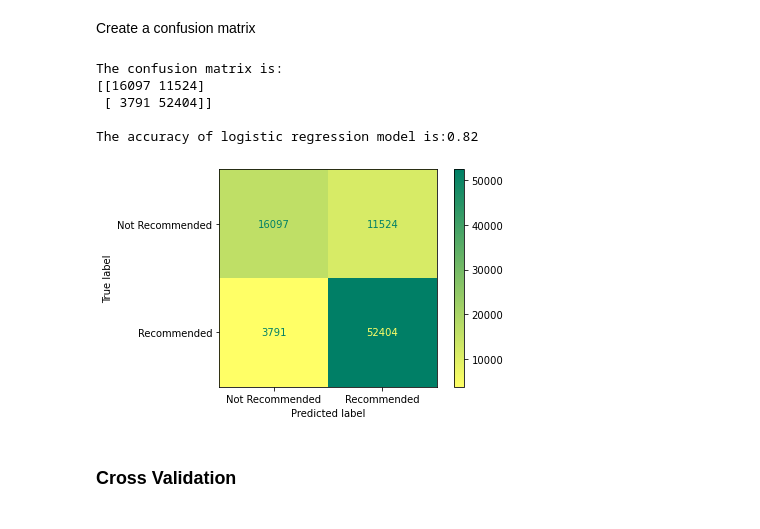
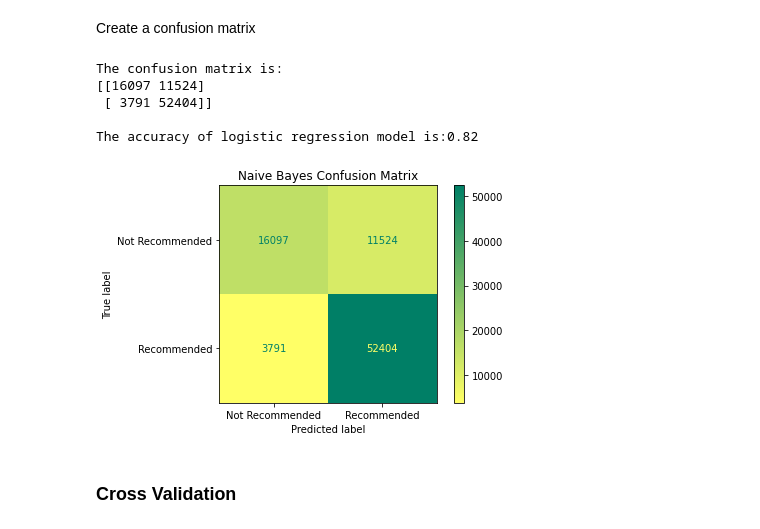
Before and after one commit to lm2546/Game-Review-Classification, a Jupyter notebook: Model/NavieBayes.ipynb, the cells around one changed output. Saved outputs shown, nothing was run; the diff lists cells and outputs as text; code cells hidden in the pictures.

```diff
--- a/Model/NavieBayes.ipynb
+++ b/Model/NavieBayes.ipynb
@@ -25,3 +20,7 @@ Test_reco = pd.read_csv(file+'\\data\\Test_reco.csv')
+# %%
+Clean_DF = pd.read_csv('../data/Steam_Clean_Data.csv')
+Train_reco = pd.read_csv('../data/Train_reco.csv')
+Test_reco = pd.read_csv('../data/Test_reco.csv')
 # %% [markdown]
 ## Transform Recomendation Data.
 # %% [markdown]
@@ -64,17 +63,18 @@ Create a confusion matrix
 # %%
 bn_matrix = confusion_matrix(Test_reco['recommendation'], nb_pred_reco)
 print("\nThe confusion matrix is:")
 print(bn_matrix)
 plot_confusion_matrix(nb_reco, Test_DTM_DF_reco, Test_reco['recommendation'], cmap = 'summer_r')
-#plt.savefig('MyTree1_cm.png')
+plt.title("Naive Bayes Confusion Matrix")
+plt.savefig('../Visualizations/NB_CM.png')
 print("\nThe accuracy of logistic regression model is:%.2f" % accuracy_score(Test_reco['recommendation'], nb_pred_reco))
 # %% [output]
 The confusion matrix is:
 [[16097 11524]
  [ 3791 52404]]
 
 The accuracy of logistic regression model is:0.82
-[figure, old version]
+[figure, new version]
 # %% [markdown]
 ### Cross Validation
 # %% [markdown]
```
Also changed, not shown: parts of 3 cells of this notebook, 24 other files.
